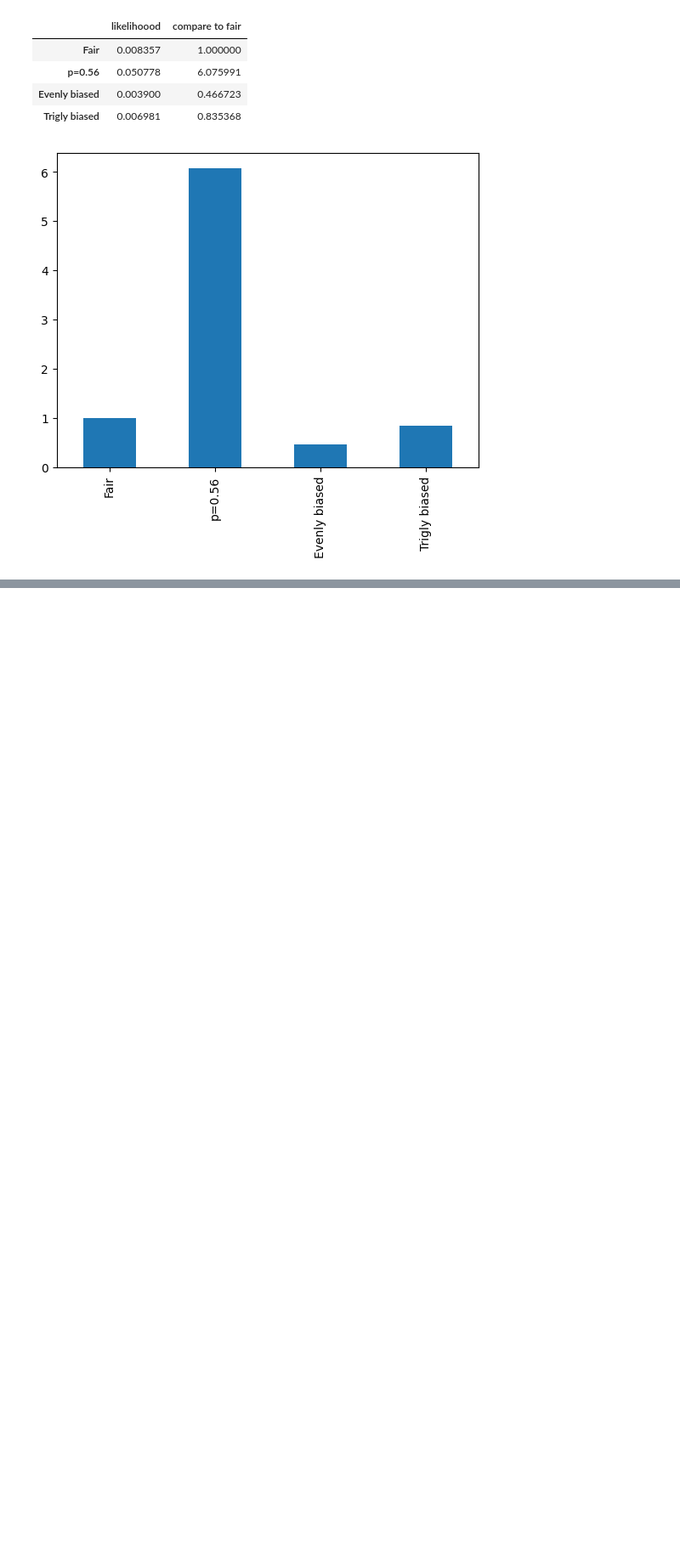
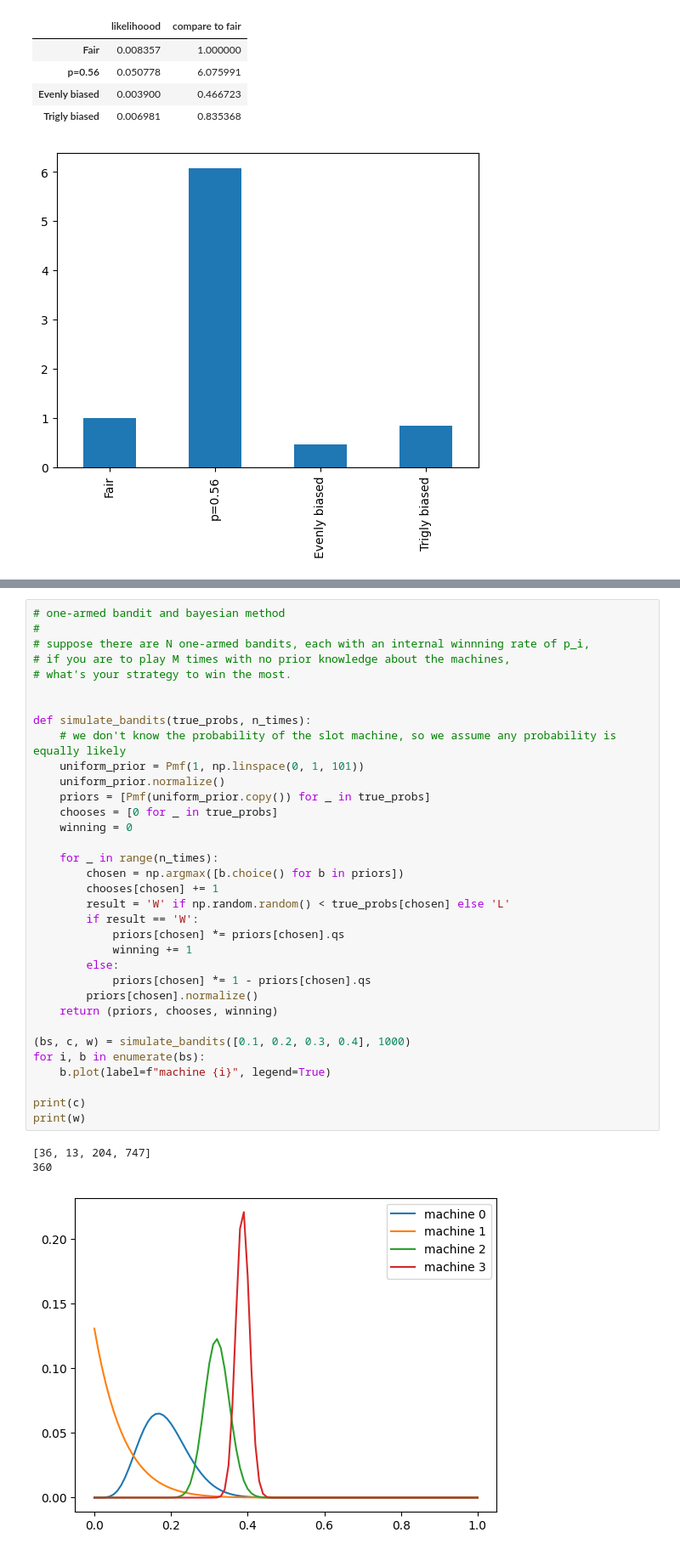
Before and after one commit to shouya/thinking-dumps, a Jupyter notebook: think-bayes/10-testing.ipynb, the cells around one changed output, grey strips where cells are left out. Shown at 85% size. Cells and saved outputs as stored; diff of their text form; blank space fills up the shorter version.

Commit message:
testing hypothesis with bayesian method

```diff
--- a/think-bayes/10-testing.ipynb
+++ b/think-bayes/10-testing.ipynb
@@ -70,0 +71,38 @@ Rather than knowing the "truthfulness" of a particularly hypothesis. From this p
+# %%
+# one-armed bandit and bayesian method
+#
+# suppose there are N one-armed bandits, each with an internal winnning rate of p_i,
+# if you are to play M times with no prior knowledge about the machines,
+# what's your strategy to win the most.
+
+
+def simulate_bandits(true_probs, n_times):
+    # we don't know the probability of the slot machine, so we assume any probability is equally likely
+    uniform_prior = Pmf(1, np.linspace(0, 1, 101))
+    uniform_prior.normalize()
+    priors = [Pmf(uniform_prior.copy()) for _ in true_probs]
+    chooses = [0 for _ in true_probs]
+    winning = 0
+
+    for _ in range(n_times):
+        chosen = np.argmax([b.choice() for b in priors])
+        chooses[chosen] += 1
+        result = 'W' if np.random.random() < true_probs[chosen] else 'L'
+        if result == 'W':
+            priors[chosen] *= priors[chosen].qs
+            winning += 1
+        else:
+            priors[chosen] *= 1 - priors[chosen].qs
+        priors[chosen].normalize()
+    return (priors, chooses, winning)
+
+(bs, c, w) = simulate_bandits([0.1, 0.2, 0.3, 0.4], 1000)
+for i, b in enumerate(bs):
+    b.plot(label=f"machine {i}", legend=True)
+
+print(c)
+print(w)
+# %% [output]
+[36, 13, 204, 747]
+360
+[figure, added]
```
Also changed, not shown: parts of 6 cells of this notebook.
